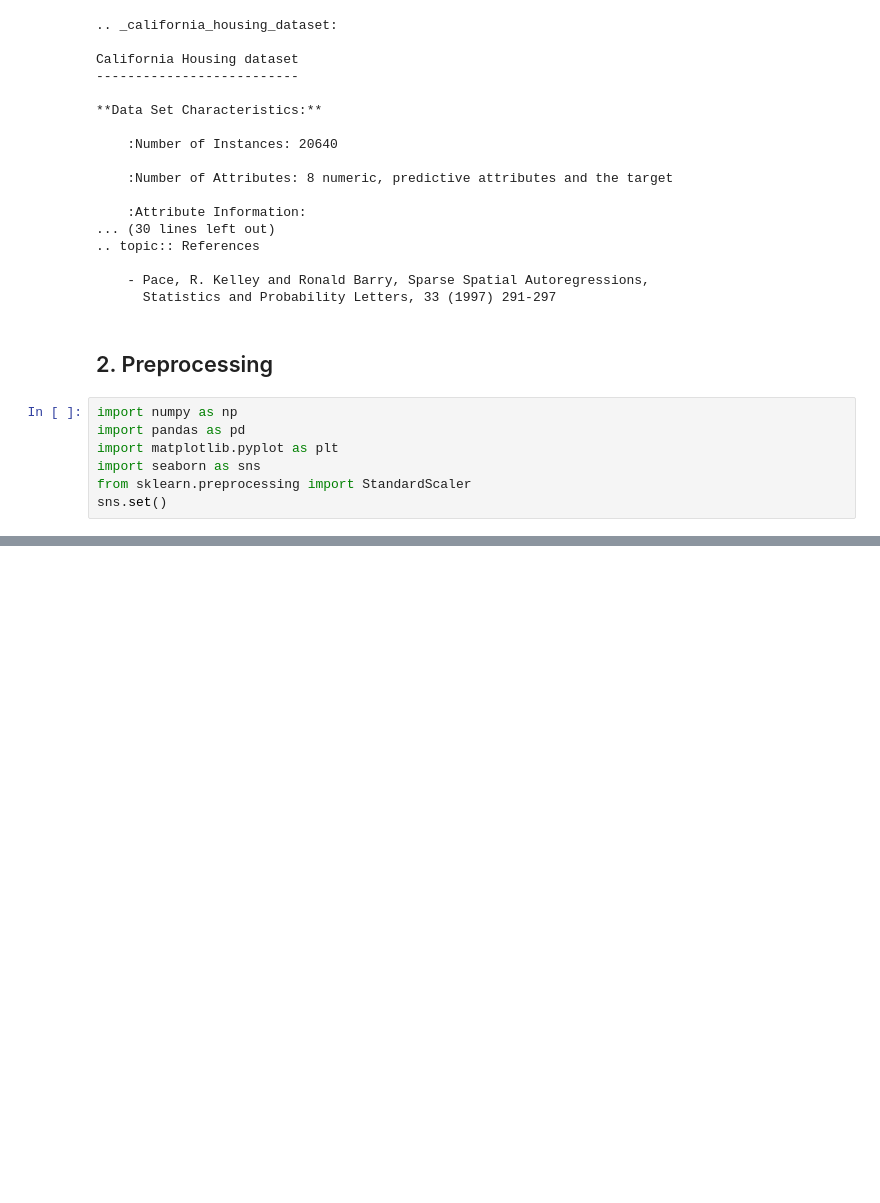
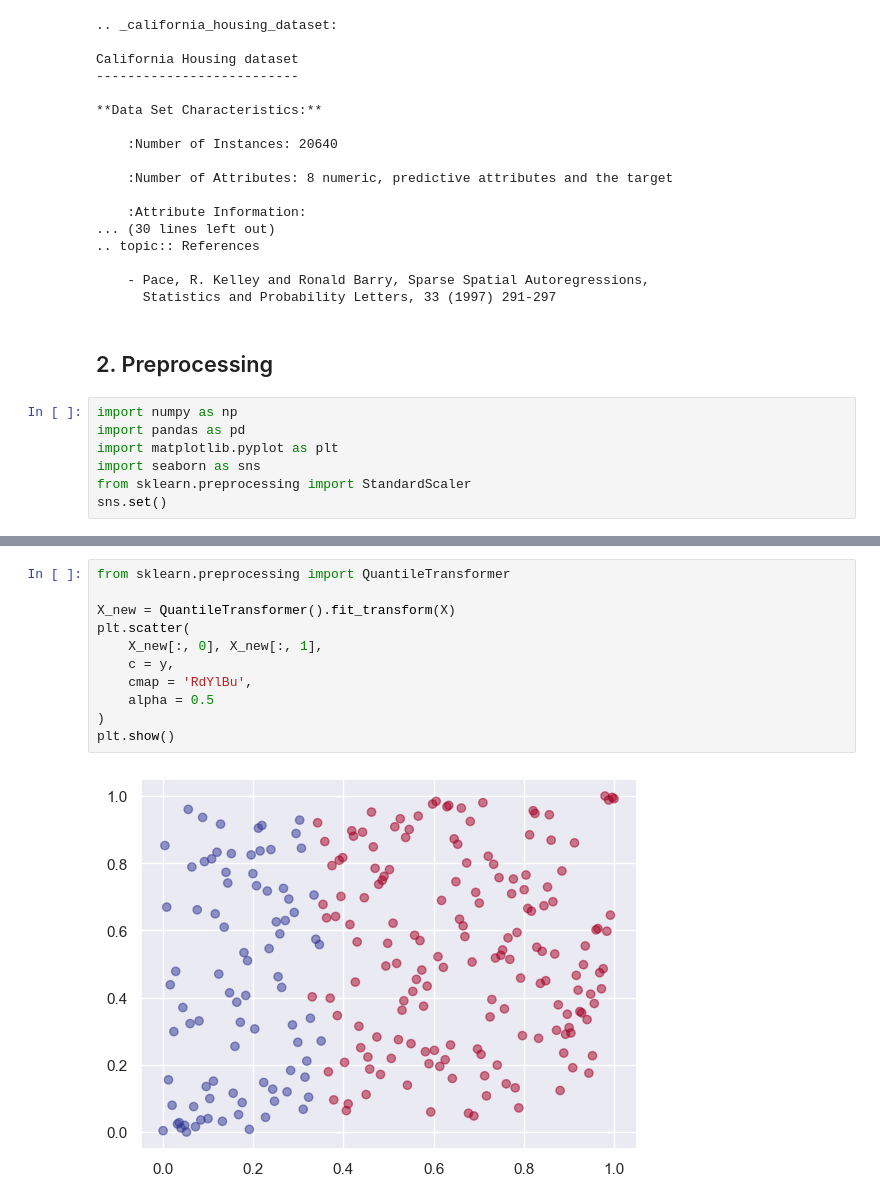
Before and after one commit to yoichiojima/personal-project, a Jupyter notebook: notebook/scikit-learn/scikit-learn-2.ipynb, the cells around one changed output, grey strips where cells are left out. Cells and saved outputs as stored; diff of their text form; blank space fills up the shorter version.

```diff
--- a/notebook/scikit-learn/scikit-learn-2.ipynb
+++ b/notebook/scikit-learn/scikit-learn-2.ipynb
@@ -153,0 +164,13 @@ plt.scatter(
+# %%
+from sklearn.preprocessing import QuantileTransformer
+
+X_new = QuantileTransformer().fit_transform(X)
+plt.scatter(
+    X_new[:, 0], X_new[:, 1],
+    c = y,
+    cmap = 'RdYlBu',
+    alpha = 0.5
+)
+plt.show()
+# %% [output]
+[figure, added]
```
Also changed, not shown: parts of 3 cells of this notebook.
